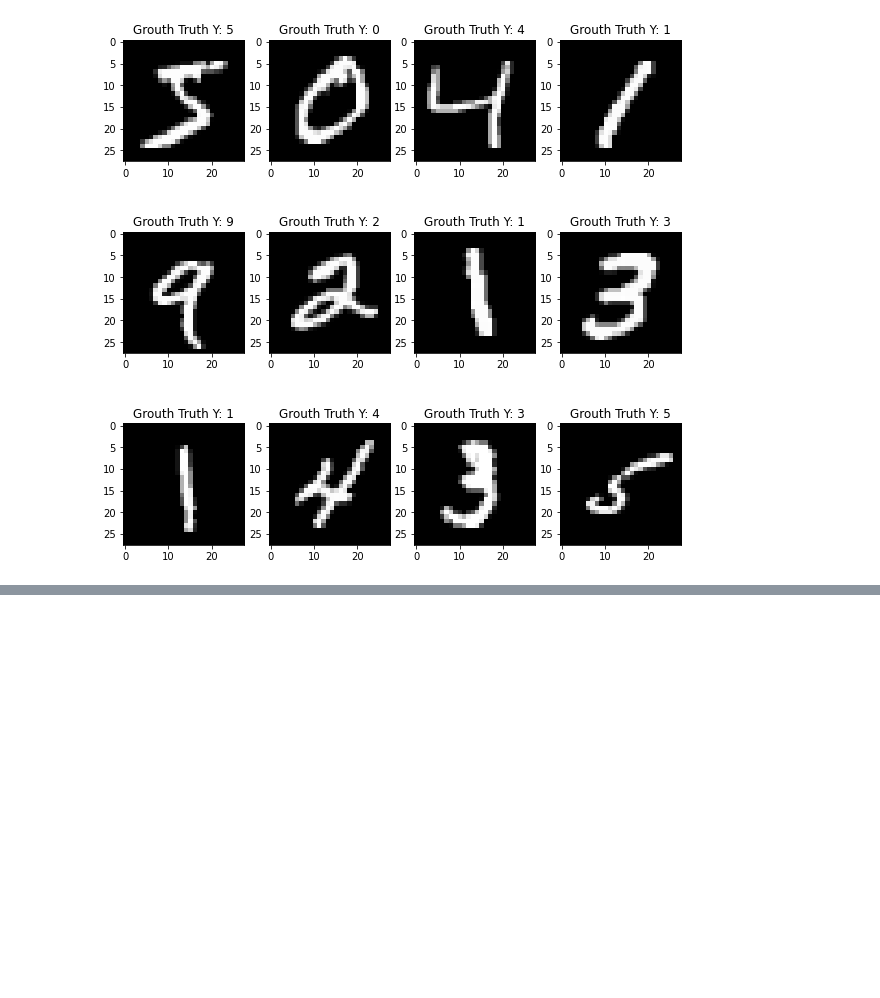
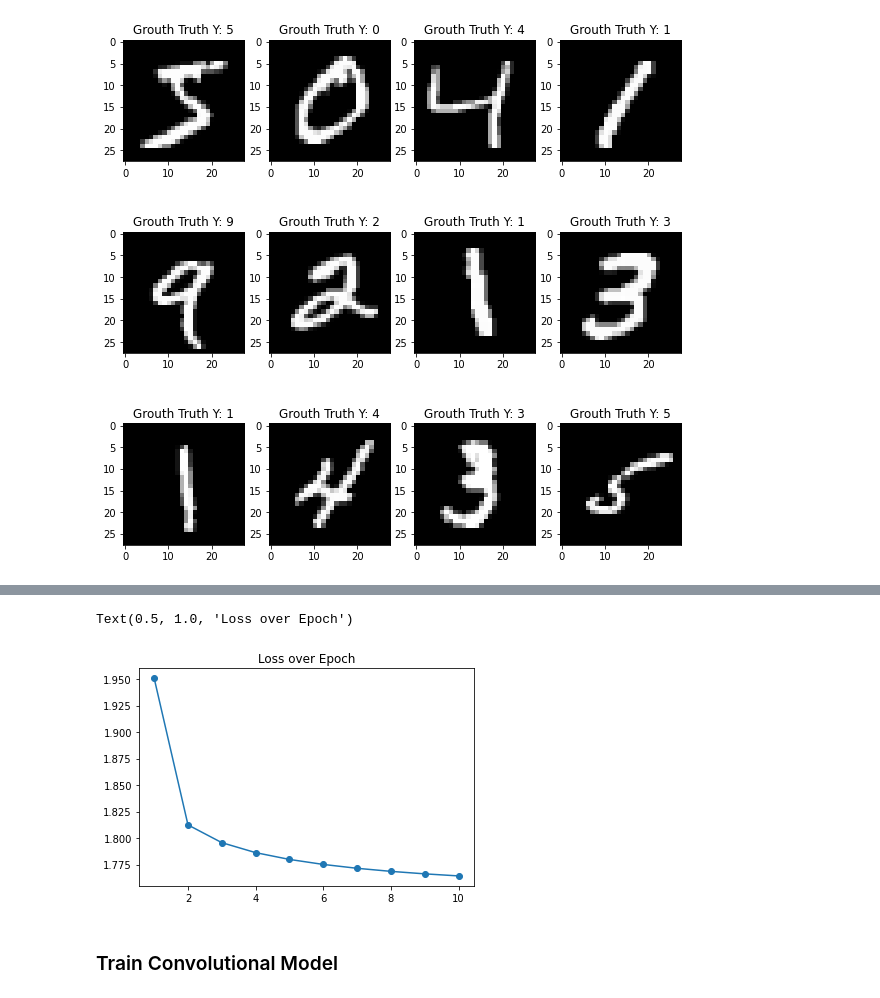
Before and after one commit to yangchenyun/mnist-pytorch, a Jupyter notebook: mnist_solution.ipynb, the cells around one changed output, grey strips where cells are left out. Saved outputs shown, nothing was run; the diff lists cells and outputs as text; code cells hidden in the pictures; blank space fills up the shorter version.

Commit message:
Completed MNIST in PyTorch

```diff
--- a/mnist_solution.ipynb
+++ b/mnist_solution.ipynb
@@ -550,0 +586,3 @@ Convolutional classifier loss value: 2.2389588356018066
+# %%
+device = torch.device("cuda" if torch.cuda.is_available() else "cpu")
+print(device)
@@ -550,0 +631,3 @@ Convolutional classifier loss value: 2.2389588356018066
+# %%
+linear_model = LinearClassifier().to(device)
+linear_optim = optim.SGD(linear_model.parameters(), lr=0.01)
@@ -550,0 +647,9 @@ Convolutional classifier loss value: 2.2389588356018066
+# %%
+num_epochs = 10 # We will train it for 10 epochs, 10 training/testing steps.
+log_interval = 375 # We log once every 1000 batches have processed.
+# %%
+epoch_losses = []
+for epoch in range(1, num_epochs+1):
+    epoch_losses.append(train(epoch, linear_model, linear_optim, train_loader,
+                              log_interval=log_interval))
+    test(epoch, linear_model, test_loader)
@@ -550,0 +674,8 @@ Convolutional classifier loss value: 2.2389588356018066
+# %%
+plt.plot(range(1, num_epochs+1), epoch_losses, '-o')
+plt.title('Loss over Epoch')
+# %% [output]
+Text(0.5, 1.0, 'Loss over Epoch')
+[figure, added]
+# %% [markdown]
+### Train Convolutional Model
```
Also changed, not shown: parts of 32 cells of this notebook, 2 other files.
